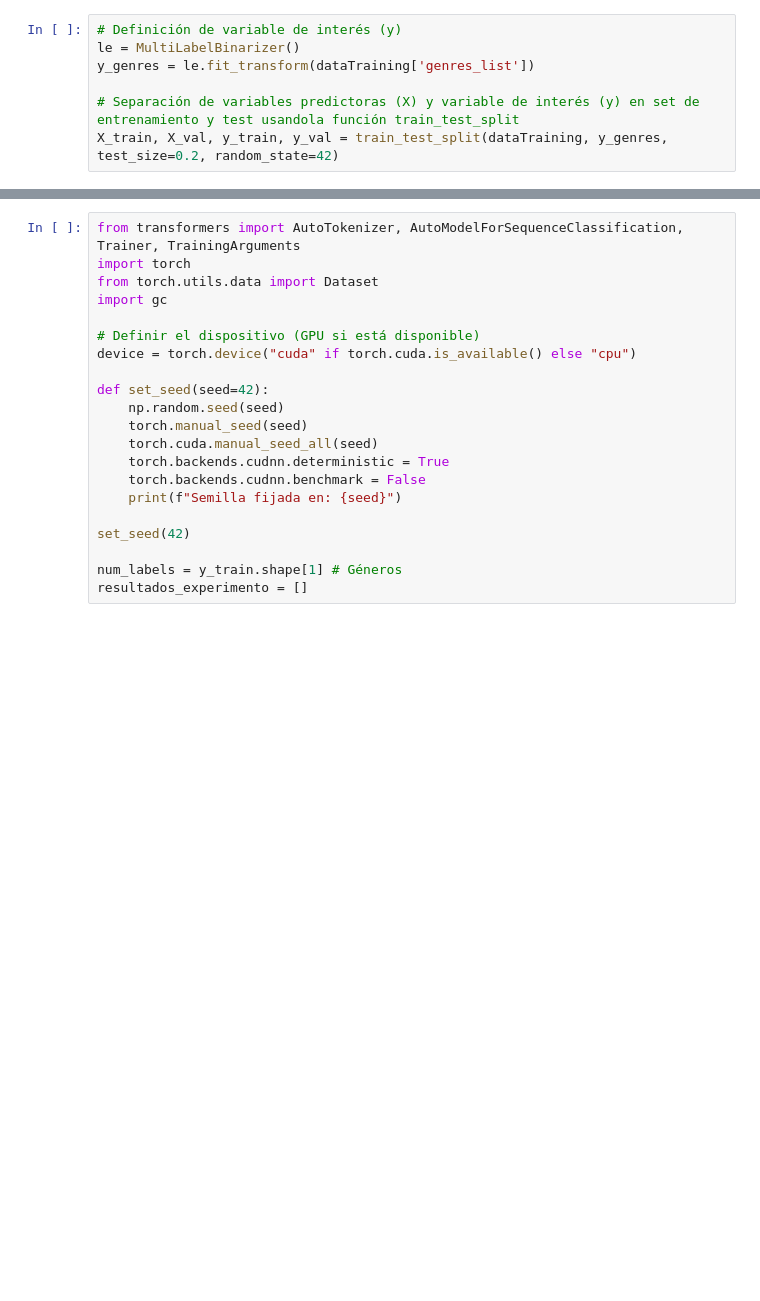
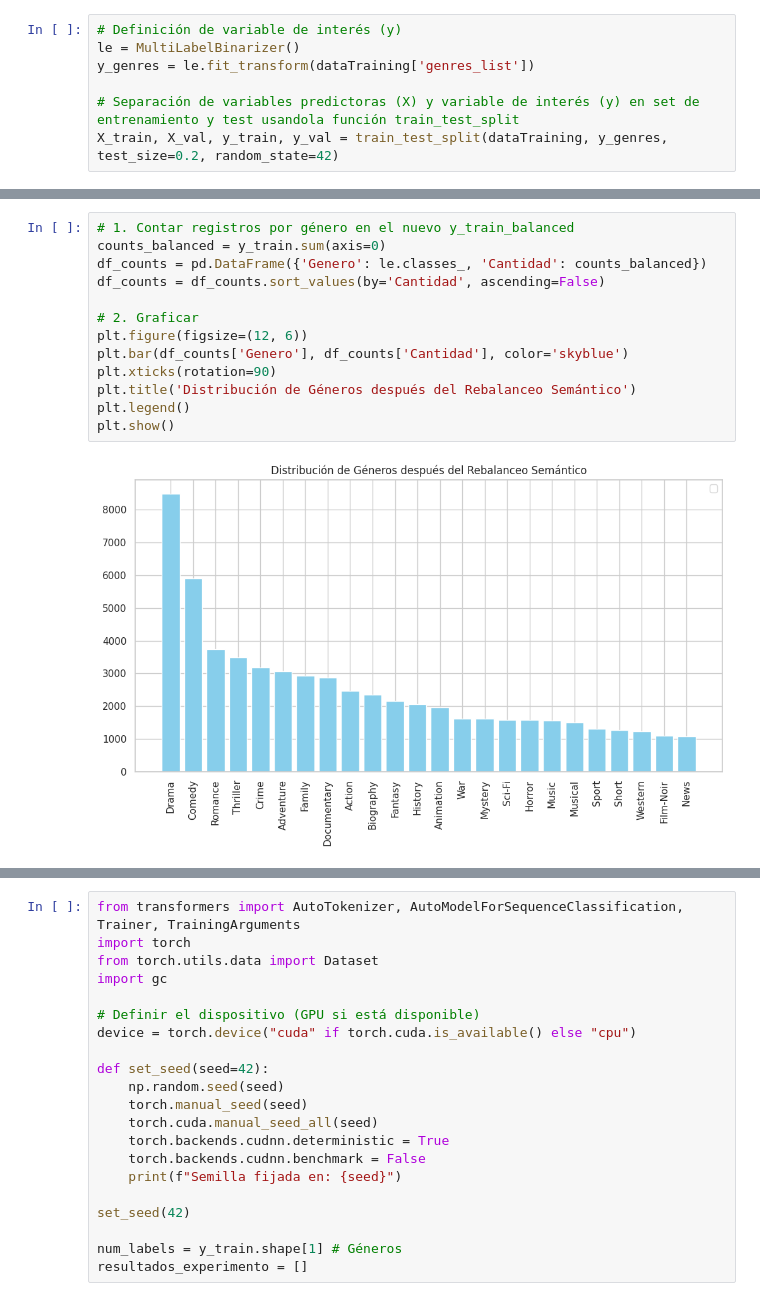
Before and after one commit to JohanManjarresMIAD/JohanManjarresMIAD-JohanManjarresMIAD-MIAD_ML_NLP_2026-Grupo_26, a Jupyter notebook: Semana 7/S7P1_proyecto2_V3.ipynb, the cells around one changed output, grey strips where cells are left out. Drawn from its saved outputs; the diff is of its cells as text; blank space fills up the shorter version.

```diff
--- a/Semana 7/S7P1_proyecto2_V3.ipynb
+++ b/Semana 7/S7P1_proyecto2_V3.ipynb
@@ -229,0 +342,15 @@ Promedio: 841.60
+# %%
+# 1. Contar registros por género en el nuevo y_train_balanced
+counts_balanced = y_train.sum(axis=0)
+df_counts = pd.DataFrame({'Genero': le.classes_, 'Cantidad': counts_balanced})
+df_counts = df_counts.sort_values(by='Cantidad', ascending=False)
+
+# 2. Graficar
+plt.figure(figsize=(12, 6))
+plt.bar(df_counts['Genero'], df_counts['Cantidad'], color='skyblue')
+plt.xticks(rotation=90)
+plt.title('Distribución de Géneros después del Rebalanceo Semántico')
+plt.legend()
+plt.show()
+# %% [output]
+[figure, added]
```
Also changed, not shown: parts of 23 cells of this notebook, 1 other file.
